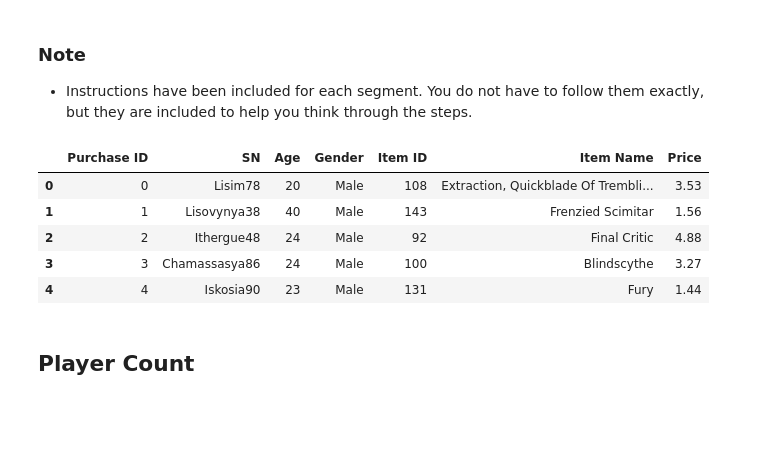
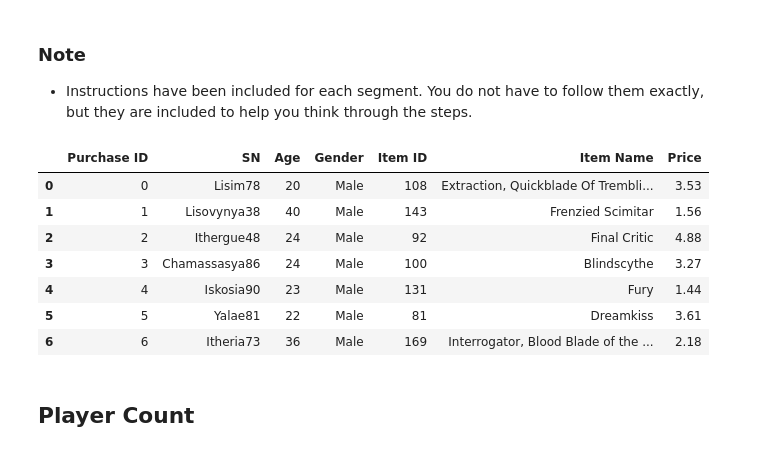
Before and after one commit to dc-liska/HeroesOfPymoli, a Jupyter notebook: HeroesOfPymoli.ipynb, the cells around one changed output. Saved outputs shown, nothing was run; the diff lists cells and outputs as text; code cells hidden in the pictures; blank space fills up the shorter version.

```diff
--- a/HeroesOfPymoli.ipynb
+++ b/HeroesOfPymoli.ipynb
@@ -10,21 +10,23 @@
 # %%
 # Dependencies and Setup
 import pandas as pd
 import numpy as np
 
 # File to Load (Remember to Change These)
 data_source = "Resources/purchase_data.csv"
 
 # Read Purchasing File and store into Pandas data frame
-purchase_data = pd.read_csv(data_source)
-purchase_data.head()
+purchase_data_df = pd.read_csv(data_source)
+purchase_data_df.head(7)
 # %% [output]
 |  | Purchase ID | SN | Age | Gender | Item ID | Item Name | Price |
 | 0 | 0 | Lisim78 | 20 | Male | 108 | Extraction, Quickblade Of Trembli... | 3.53 |
 | 1 | 1 | Lisovynya38 | 40 | Male | 143 | Frenzied Scimitar | 1.56 |
 | 2 | 2 | Ithergue48 | 24 | Male | 92 | Final Critic | 4.88 |
 | 3 | 3 | Chamassasya86 | 24 | Male | 100 | Blindscythe | 3.27 |
 | 4 | 4 | Iskosia90 | 23 | Male | 131 | Fury | 1.44 |
+| 5 | 5 | Yalae81 | 22 | Male | 81 | Dreamkiss | 3.61 |
+| 6 | 6 | Itheria73 | 36 | Male | 169 | Interrogator, Blood Blade of the ... | 2.18 |
 # %% [markdown]
 ## Player Count
 # %% [markdown]
```
Also changed, not shown: parts of 11 cells of this notebook.
